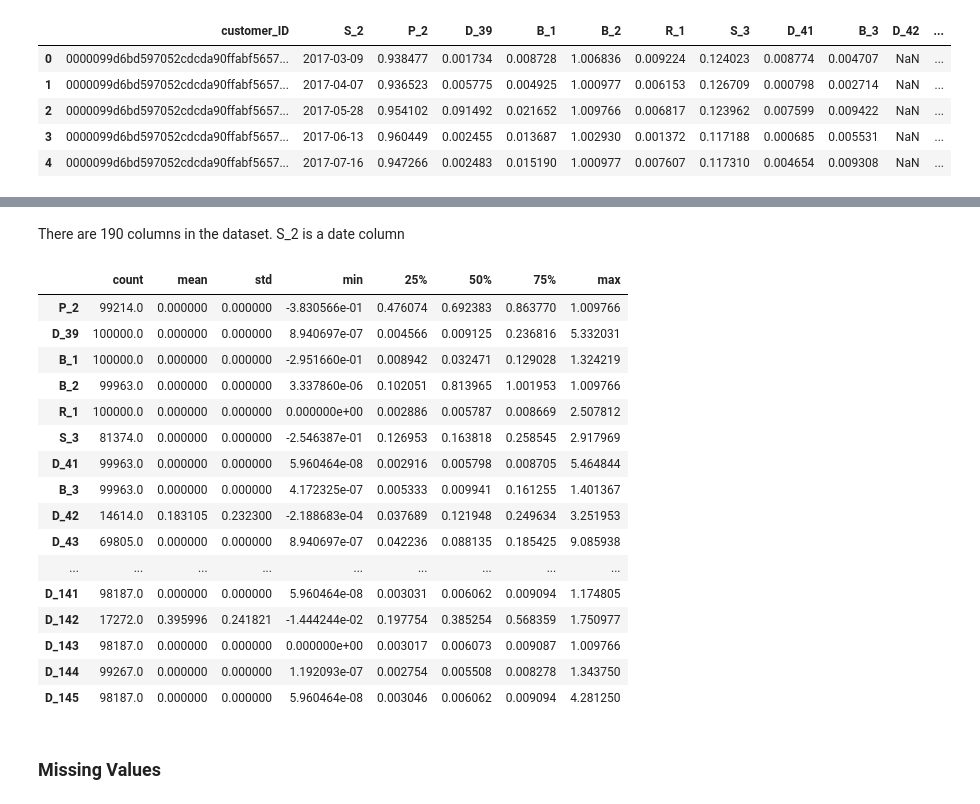
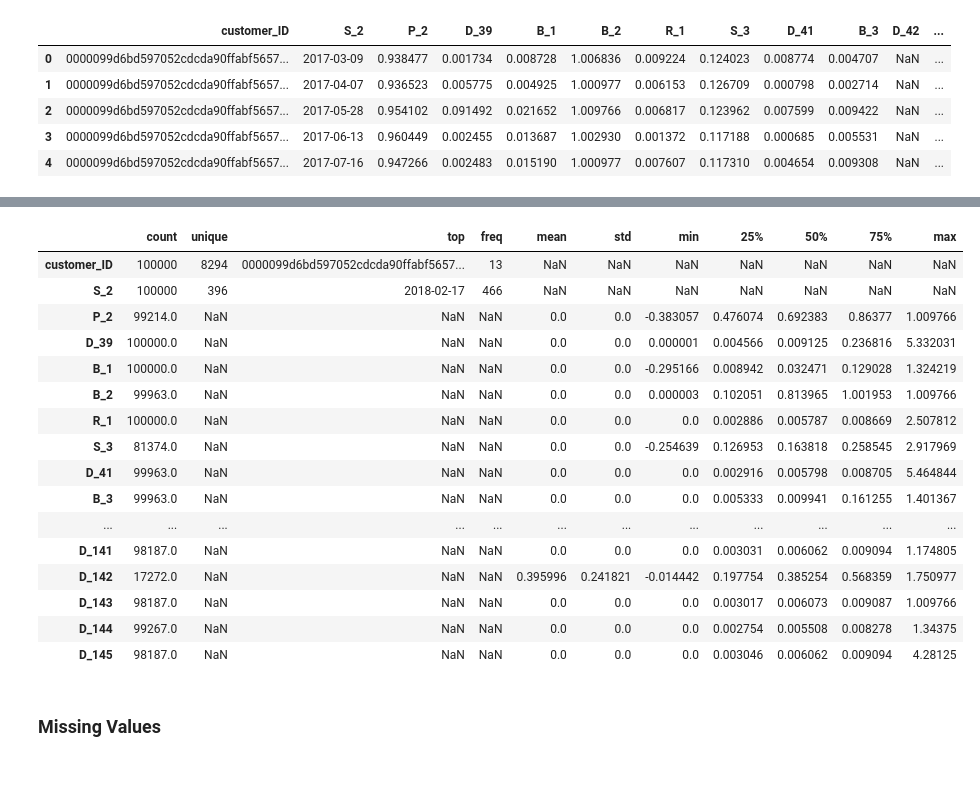
Before and after one commit to akanshakhandelwal/Kaggle, a Jupyter notebook: AmericanExpress_copy.ipynb, the cells around one changed output, grey strips where cells are left out. Drawn from its saved outputs; the diff is of its cells as text; code cells hidden in the pictures; blank space fills up the shorter version.

```diff
--- a/AmericanExpress_copy.ipynb
+++ b/AmericanExpress_copy.ipynb
@@ -65,26 +99,24 @@ Data columns (total 190 columns):
 dtypes: category(11), float16(176), int64(1), object(2)
 memory usage: 36.9+ MB
-# %% [markdown]
-There are 190 columns in the dataset. S_2 is a date column
-# %%
-train_data.describe().T
-# %% [output]
-|  | count | mean | std | min | 25% | 50% | 75% | max |
-| P_2 | 99214.0 | 0.000000 | 0.000000 | -3.830566e-01 | 0.476074 | 0.692383 | 0.863770 | 1.009766 |
-| D_39 | 100000.0 | 0.000000 | 0.000000 | 8.940697e-07 | 0.004566 | 0.009125 | 0.236816 | 5.332031 |
-| B_1 | 100000.0 | 0.000000 | 0.000000 | -2.951660e-01 | 0.008942 | 0.032471 | 0.129028 | 1.324219 |
-| B_2 | 99963.0 | 0.000000 | 0.000000 | 3.337860e-06 | 0.102051 | 0.813965 | 1.001953 | 1.009766 |
-| R_1 | 100000.0 | 0.000000 | 0.000000 | 0.000000e+00 | 0.002886 | 0.005787 | 0.008669 | 2.507812 |
-| S_3 | 81374.0 | 0.000000 | 0.000000 | -2.546387e-01 | 0.126953 | 0.163818 | 0.258545 | 2.917969 |
-| D_41 | 99963.0 | 0.000000 | 0.000000 | 5.960464e-08 | 0.002916 | 0.005798 | 0.008705 | 5.464844 |
-| B_3 | 99963.0 | 0.000000 | 0.000000 | 4.172325e-07 | 0.005333 | 0.009941 | 0.161255 | 1.401367 |
-| D_42 | 14614.0 | 0.183105 | 0.232300 | -2.188683e-04 | 0.037689 | 0.121948 | 0.249634 | 3.251953 |
-| D_43 | 69805.0 | 0.000000 | 0.000000 | 8.940697e-07 | 0.042236 | 0.088135 | 0.185425 | 9.085938 |
-| ... | ... | ... | ... | ... | ... | ... | ... | ... |
-| D_141 | 98187.0 | 0.000000 | 0.000000 | 5.960464e-08 | 0.003031 | 0.006062 | 0.009094 | 1.174805 |
-| D_142 | 17272.0 | 0.395996 | 0.241821 | -1.444244e-02 | 0.197754 | 0.385254 | 0.568359 | 1.750977 |
-| D_143 | 98187.0 | 0.000000 | 0.000000 | 0.000000e+00 | 0.003017 | 0.006073 | 0.009087 | 1.009766 |
-| D_144 | 99267.0 | 0.000000 | 0.000000 | 1.192093e-07 | 0.002754 | 0.005508 | 0.008278 | 1.343750 |
-| D_145 | 98187.0 | 0.000000 | 0.000000 | 5.960464e-08 | 0.003046 | 0.006062 | 0.009094 | 4.281250 |
+# %%
+describe_data(train_data)
+# %% [output]
+|  | count | unique | top | freq | mean | std | min | 25% | 50% | 75% | max |
+| customer_ID | 100000 | 8294 | 0000099d6bd597052cdcda90ffabf5657... | 13 | NaN | NaN | NaN | NaN | NaN | NaN | NaN |
+| S_2 | 100000 | 396 | 2018-02-17 | 466 | NaN | NaN | NaN | NaN | NaN | NaN | NaN |
+| P_2 | 99214.0 | NaN | NaN | NaN | 0.0 | 0.0 | -0.383057 | 0.476074 | 0.692383 | 0.86377 | 1.009766 |
+| D_39 | 100000.0 | NaN | NaN | NaN | 0.0 | 0.0 | 0.000001 | 0.004566 | 0.009125 | 0.236816 | 5.332031 |
+| B_1 | 100000.0 | NaN | NaN | NaN | 0.0 | 0.0 | -0.295166 | 0.008942 | 0.032471 | 0.129028 | 1.324219 |
+| B_2 | 99963.0 | NaN | NaN | NaN | 0.0 | 0.0 | 0.000003 | 0.102051 | 0.813965 | 1.001953 | 1.009766 |
+| R_1 | 100000.0 | NaN | NaN | NaN | 0.0 | 0.0 | 0.0 | 0.002886 | 0.005787 | 0.008669 | 2.507812 |
+| S_3 | 81374.0 | NaN | NaN | NaN | 0.0 | 0.0 | -0.254639 | 0.126953 | 0.163818 | 0.258545 | 2.917969 |
+| D_41 | 99963.0 | NaN | NaN | NaN | 0.0 | 0.0 | 0.0 | 0.002916 | 0.005798 | 0.008705 | 5.464844 |
+| B_3 | 99963.0 | NaN | NaN | NaN | 0.0 | 0.0 | 0.0 | 0.005333 | 0.009941 | 0.161255 | 1.401367 |
+| ... | ... | ... | ... | ... | ... | ... | ... | ... | ... | ... | ... |
+| D_141 | 98187.0 | NaN | NaN | NaN | 0.0 | 0.0 | 0.0 | 0.003031 | 0.006062 | 0.009094 | 1.174805 |
+| D_142 | 17272.0 | NaN | NaN | NaN | 0.395996 | 0.241821 | -0.014442 | 0.197754 | 0.385254 | 0.568359 | 1.750977 |
+| D_143 | 98187.0 | NaN | NaN | NaN | 0.0 | 0.0 | 0.0 | 0.003017 | 0.006073 | 0.009087 | 1.009766 |
+| D_144 | 99267.0 | NaN | NaN | NaN | 0.0 | 0.0 | 0.0 | 0.002754 | 0.005508 | 0.008278 | 1.34375 |
+| D_145 | 98187.0 | NaN | NaN | NaN | 0.0 | 0.0 | 0.0 | 0.003046 | 0.006062 | 0.009094 | 4.28125 |
 # %% [markdown]
 ### Missing Values
```
Also changed, not shown: parts of 27 cells of this notebook.
